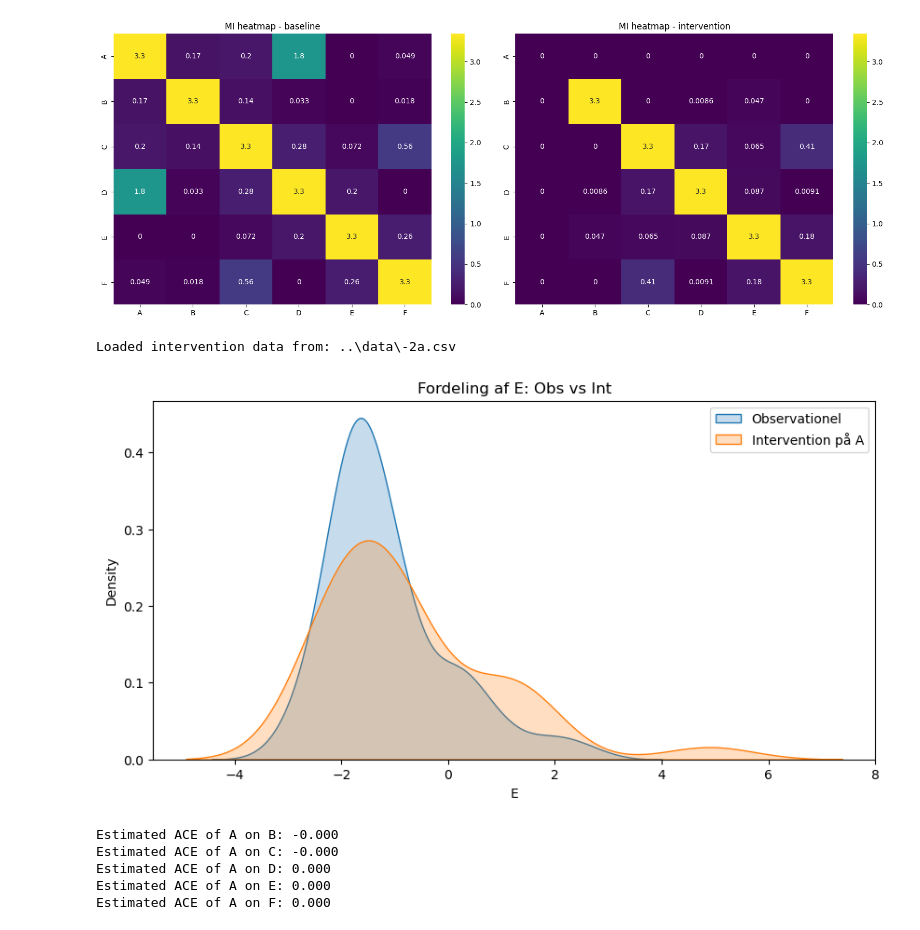
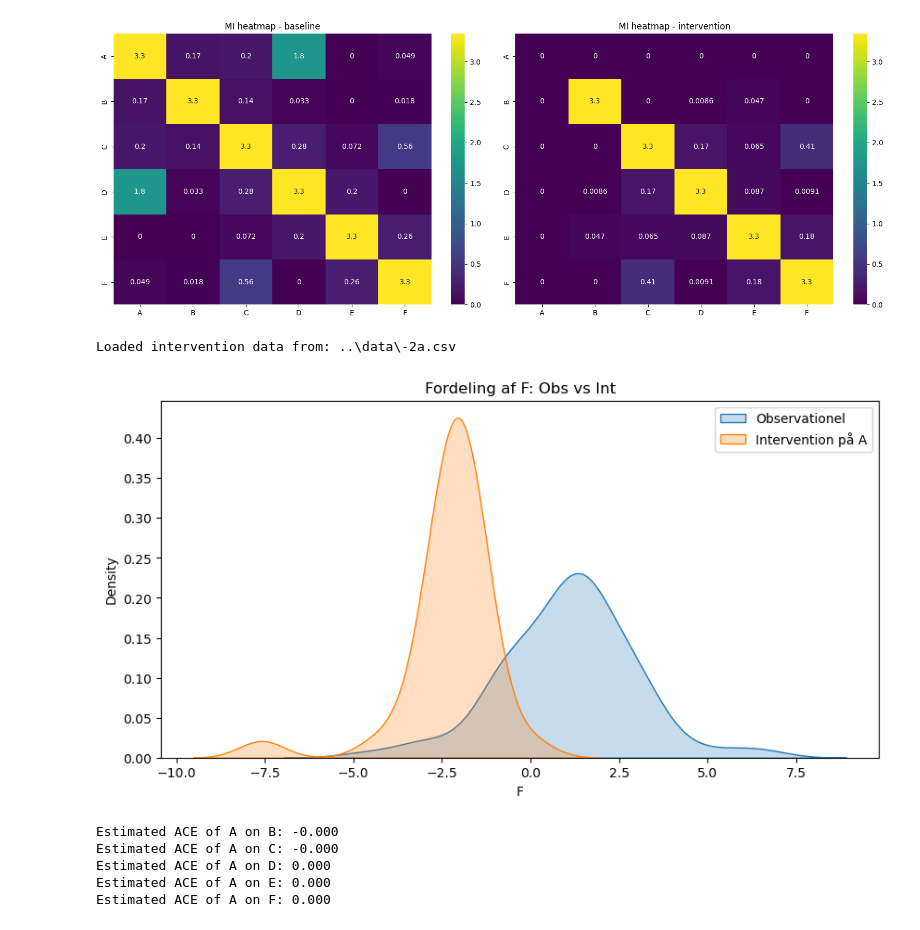
Before and after one commit to Nunk-sketch/AL3-MiniProject, a Jupyter notebook: sovs2/setup.ipynb, the cells around one changed output. Saved outputs shown, nothing was run; the diff lists cells and outputs as text; code cells hidden in the pictures.

```diff
--- a/sovs2/setup.ipynb
+++ b/sovs2/setup.ipynb
@@ -50,11 +50,11 @@ df_int_nega_norm = normalize_columns(df_int_nega_norm)
 df_int_posa_norm = df_int_posa.copy()
 df_int_posa_norm = normalize_columns(df_int_posa_norm)
 # data_path_int_negd = r"..\data\-2d.csv" if os.name == "nt" else "../data/-2d.csv"
-data_path_int_posd = r"..\data\2d.csv" if os.name == "nt" else "../data/2d.csv"
-df_int_posd = pd.read_csv(data_path_int_posd)
-df_int_posd = df_int_posd.iloc[:, 1:]  # Behold alt fra kolonne 1 og fremefter
-df_int_posd_norm = df_int_posd.copy()
-df_int_posd_norm = normalize_columns(df_int_posd_norm)
+data_path_int_pos = r"..\data\2e.csv" if os.name == "nt" else "../data/2e.csv"
+df_int_pos = pd.read_csv(data_path_int_pos)
+df_int_pos = df_int_pos.iloc[:, 1:]  # Behold alt fra kolonne 1 og fremefter
+df_int_pos_norm = df_int_pos.copy()
+df_int_pos_norm = normalize_columns(df_int_pos_norm)
 # %%
 def MeanVariance(df):
     mean = df.mean()
@@ -152,21 +152,21 @@ plt.show()
 # %%
 def check_confounder(obs_df, int_df_a, var_target='B'):
     plt.figure(figsize=(10, 5))
     sns.kdeplot(obs_df[var_target], label='Observationel', fill=True)
     sns.kdeplot(int_df_a[var_target], label=f'Intervention på A', fill=True)
     plt.legend()
     plt.title(f"Fordeling af {var_target}: Obs vs Int")
     plt.show()
 
 data_path_int = r"..\data\-2a.csv" if os.name == "nt" else "../data/-2a.csv"
 df_int = pd.read_csv(data_path_int)
 print(f"Loaded intervention data from: {data_path_int}")
 
 
-check_confounder(df, df_int_posd, var_target='E')
+check_confounder(df, df_int_pos, var_target='F')
 # %% [output]
 Loaded intervention data from: ..\data\-2a.csv
-[figure, old version]
+[figure, new version]
 # %%
 def estimate_ace(df_high, df_low, target_var):
     """
```
Also changed, not shown: parts of 1 cell of this notebook, 1 other file.
